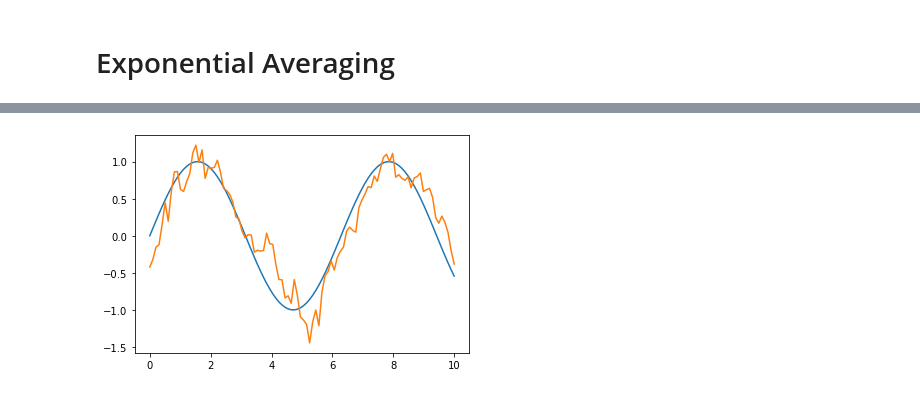
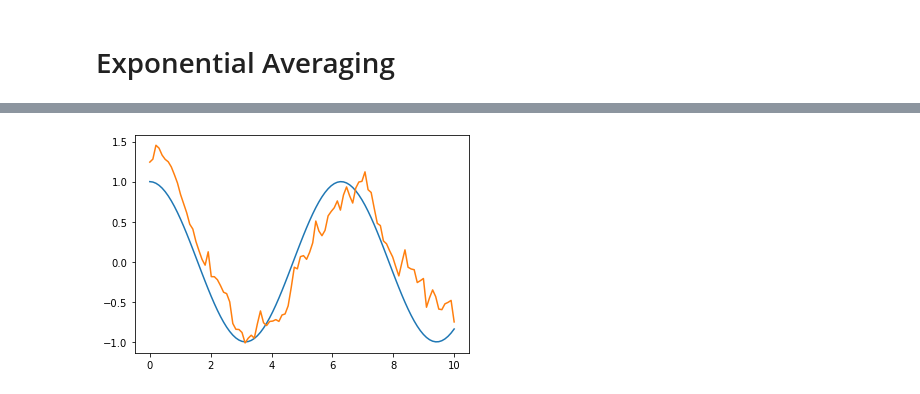
Before and after one commit to anthonyjclark/code, a Jupyter notebook: l15-optimization-part1/l15-optimization-part1.ipynb, the cells around one changed output, grey strips where cells are left out. Saved outputs shown, nothing was run; the diff lists cells and outputs as text; code cells hidden in the pictures.

```diff
--- a/l15-optimization-part1/l15-optimization-part1.ipynb
+++ b/l15-optimization-part1/l15-optimization-part1.ipynb
@@ -162,7 +203,7 @@ plt.plot(x1, x2, color='red', marker='o', markersize=10);
 # Exponential Averaging
 # %%
 x = torch.linspace(0, 10, 100)
-y = torch.sin(x)
+y = torch.cos(x)
 
 plt.plot(x, y);
 # %% [output]
@@ -171,5 +211,5 @@ plt.plot(x, y);
 # %%
-ynoisy = torch.sin(x) + torch.randn_like(x) * 0.5
+ynoisy = torch.cos(x) + torch.randn_like(x) * 0.5
 
 plt.plot(x, y);
 plt.plot(x, ynoisy);
@@ -178,11 +218,13 @@ plt.plot(x, ynoisy);
 # %%
-beta = 0.7
+# Without correction (we are doubling the first value!)
+
+beta = 0.8
 
 ysmooth = [ynoisy[0]]
 for yval in ynoisy[1:]:
     ysmooth.append(beta * ysmooth[-1] + (1 - beta) * yval)
 
 plt.plot(x, y);
 plt.plot(x, ysmooth);
 # %% [output]
-[figure, old version]
+[figure, new version]
```
Also changed, not shown: parts of 15 cells of this notebook.
